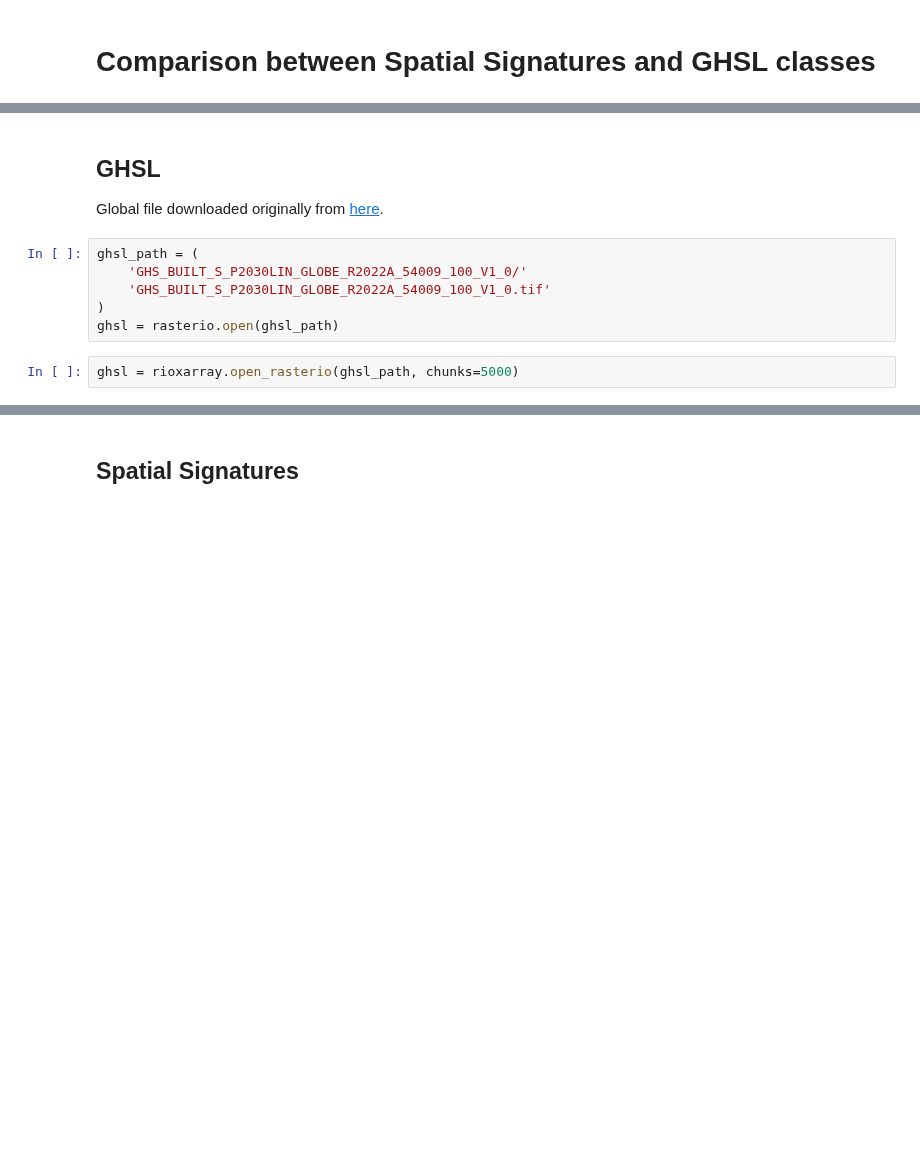
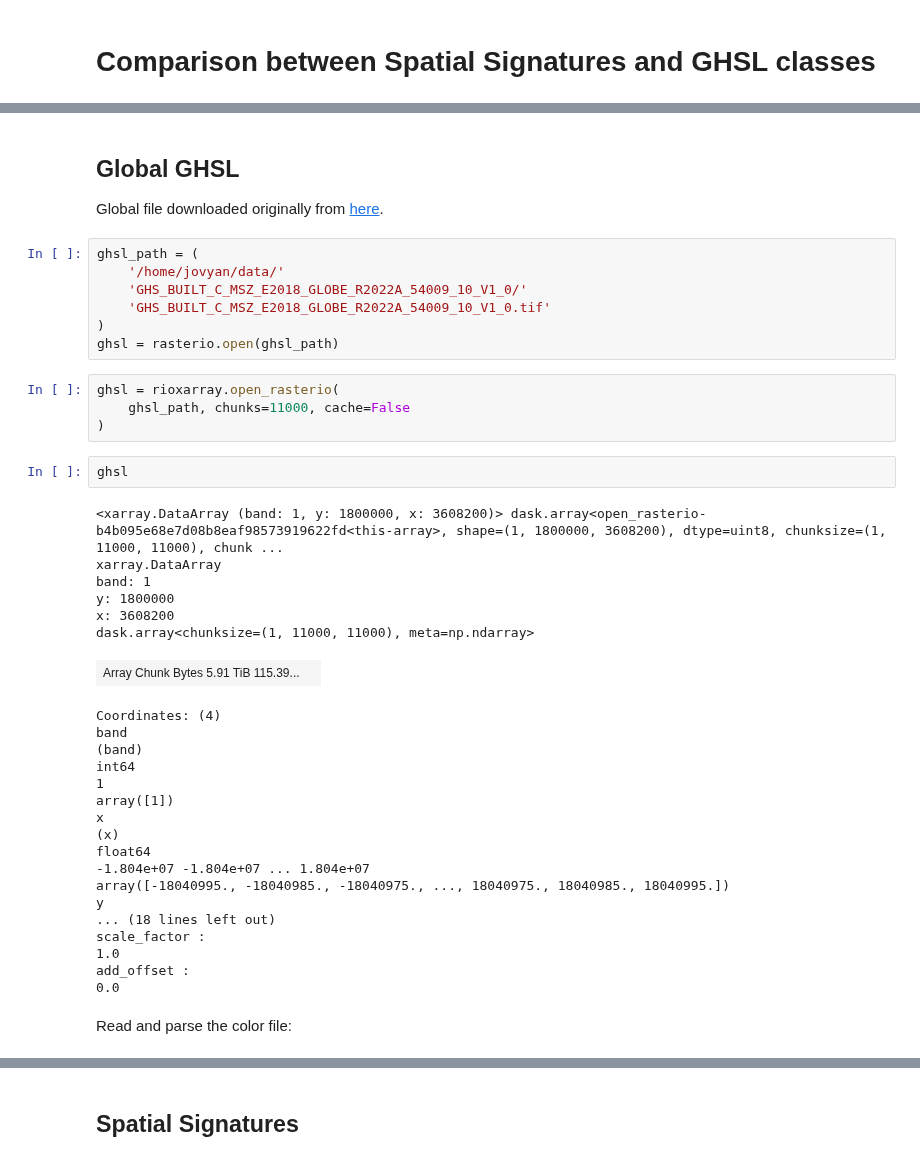
Before and after one commit to urbangrammarai/spatial_signatures, a Jupyter notebook: docs/_sources/clusters/validation_GHS_BUILT_C_MSZ.ipynb, the cells around one changed output, grey strips where cells are left out. Drawn from its saved outputs; the diff is of its cells as text; blank space fills up the shorter version.

```diff
--- a/docs/_sources/clusters/validation_GHS_BUILT_C_MSZ.ipynb
+++ b/docs/_sources/clusters/validation_GHS_BUILT_C_MSZ.ipynb
@@ -10,12 +13,44 @@ from rasterstats import zonal_stats
 # %% [markdown]
-## GHSL
+## Global GHSL
 
 Global file downloaded originally from [here](https://jeodpp.jrc.ec.europa.eu/ftp/jrc-opendata/GHSL/GHS_BUILT_C_GLOBE_R2022A/GHS_BUILT_C_MSZ_GLOBE_R2022A/GHS_BUILT_C_MSZ_E2018_GLOBE_R2022A_54009_10/V1-0/).
 # %%
 ghsl_path = (
-    'GHS_BUILT_S_P2030LIN_GLOBE_R2022A_54009_100_V1_0/'
-    'GHS_BUILT_S_P2030LIN_GLOBE_R2022A_54009_100_V1_0.tif'
+    '/home/jovyan/data/'
+    'GHS_BUILT_C_MSZ_E2018_GLOBE_R2022A_54009_10_V1_0/'
+    'GHS_BUILT_C_MSZ_E2018_GLOBE_R2022A_54009_10_V1_0.tif'
 )
 ghsl = rasterio.open(ghsl_path)
 # %%
-ghsl = rioxarray.open_rasterio(ghsl_path, chunks=5000)
+ghsl = rioxarray.open_rasterio(
+    ghsl_path, chunks=11000, cache=False
+)
+# %%
+ghsl
+# %% [output]
+<xarray.DataArray (band: 1, y: 1800000, x: 3608200)> dask.array<open_rasterio-b4b095e68e7d08b8eaf98573919622fd<this-array>, shape=(1, 1800000, 3608200), dtype=uint8, chunksize=(1, 11000, 11000), chunk ...
+xarray.DataArray
+band: 1
+y: 1800000
+x: 3608200
+dask.array<chunksize=(1, 11000, 11000), meta=np.ndarray>
+| Array Chunk Bytes 5.91 TiB 115.39... |  |
+Coordinates: (4)
+band
+(band)
+int64
+1
+array([1])
+x
+(x)
+float64
+-1.804e+07 -1.804e+07 ... 1.804e+07
+array([-18040995., -18040985., -18040975., ..., 18040975., 18040985., 18040995.])
+y
+... (18 lines left out)
+scale_factor :
+1.0
+add_offset :
+0.0
+# %% [markdown]
+Read and parse the color file:
```
Also changed, not shown: parts of 26 cells of this notebook, 3 other files.
